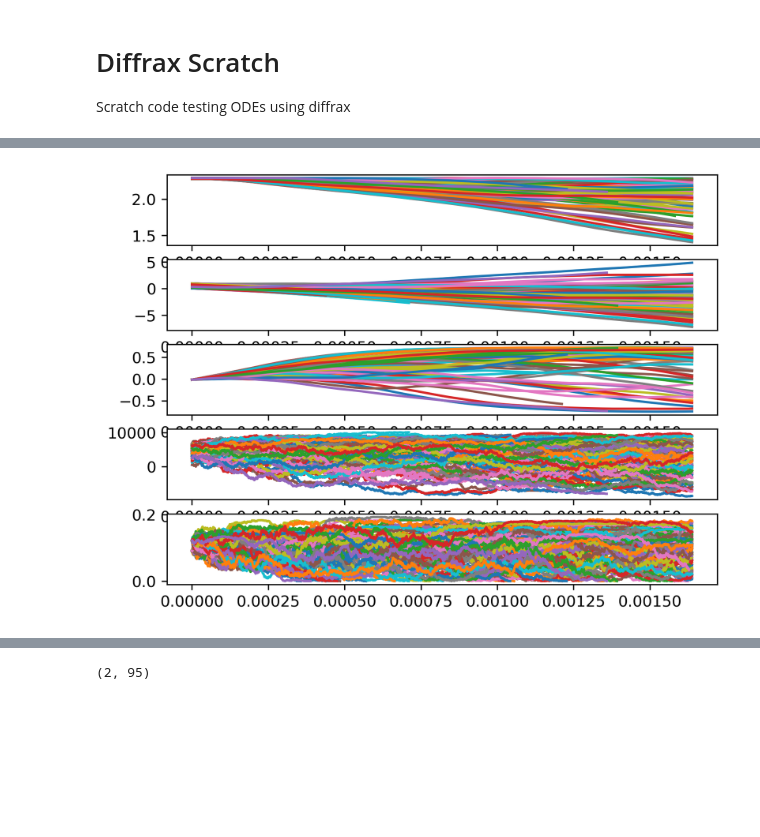
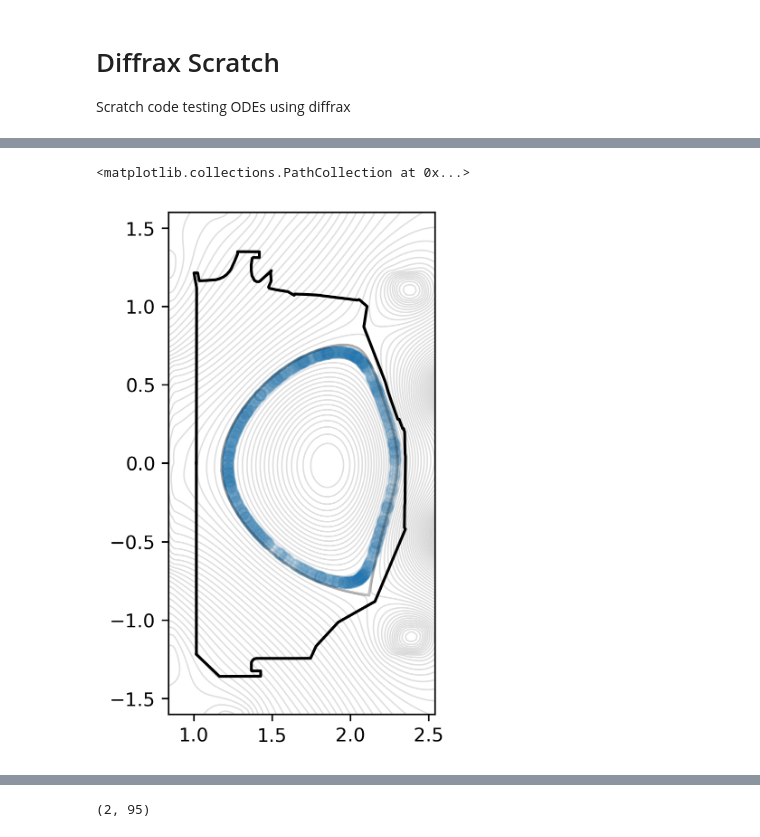
Before and after one commit to Maplenormandy/c1lgkt-jax, a Jupyter notebook: bin/dev/diffrax_dev.ipynb, the cells around one changed output, grey strips where cells are left out. Saved outputs shown, nothing was run; the diff lists cells and outputs as text; code cells hidden in the pictures; blank space fills up the shorter version.

```diff
--- a/bin/dev/diffrax_dev.ipynb
+++ b/bin/dev/diffrax_dev.ipynb
@@ -36,5 +36,5 @@ import c1lgkt.jax.particles.particle_motion as particle_motion
 import c1lgkt.jax.particles.particle_tools as particle_tools
 # %%
 # %% Load YAML config
-args, ic_gen = load_yaml_config('./scratch/data/nt_analysis.yaml')
+args, ic_gen = load_yaml_config('./scratch/data/test_analysis.yaml')
 y0, mask, ic = realize_initial_conditions(ic_gen, args)
@@ -67,21 +44,22 @@ Array([1.55009376e+10, 1.38989054e+10, 1.33426849e+10, 1.66206159e+10,
 # %%
 # %% Test an SDE push
+dt0 = 1e-6
 t0 = 0.0
-t1 = 4e-7 * 4096
+max_steps = 4096
+t1 = dt0 * max_steps
 
-saveat = diffrax.SaveAt(t0=True, t1=True, steps=True)
+saveat = diffrax.SaveAt(t0=True, t1=True)
 stepsize_controller = diffrax.ConstantStepSize()
-bm1 = diffrax.VirtualBrownianTree(t0, t1, tol=2e-7, shape=(2,95), key=jax.random.PRNGKey(0))
-bm2 = diffrax.VirtualBrownianTree(t0, t1, tol=2e-7, shape=(2,95), key=jax.random.PRNGKey(1))
+bm1 = diffrax.VirtualBrownianTree(t0, t1, tol=dt0/2, shape=(2,len(y0.r)), key=jax.random.PRNGKey(0))
+bm2 = diffrax.VirtualBrownianTree(t0, t1, tol=dt0/2, shape=(3,len(y0.r)), key=jax.random.PRNGKey(1))
 term = particle_motion.GyroSDETerm(bm1, bm2)
+#term = diffrax.ODETerm(particle_motion.f_driftkinetic)
 solver = diffrax.Heun()
-
-
 
 sol = diffrax.diffeqsolve(
     term, solver,
-    t0=t0, t1=t1, dt0=4e-7,
+    t0=t0, t1=t1, dt0=dt0,
     y0=y0, args=args,
     saveat=saveat,
     stepsize_controller=stepsize_controller,
-    max_steps=4096)
+    max_steps=max_steps)
@@ -92,20 +66,12 @@ Array([2.28591495,        nan,        nan, ...,        inf,        inf,
-# %%
-%matplotlib inline
-
-k = 0
-plt.figure(dpi=300)
-
-for i, var in enumerate(sol.ys):
-    plt.subplot(5,1,i+1)
-    for k in range(95):
-        plt.plot(sol.ts, var[:,k])
-# %% [output]
-[figure, removed]
 # %%
-%matplotlib qt
+%matplotlib inline
 
-plt.figure()
+ys: particle_motion.PusherState = sol.ys
+
+plt.figure(dpi=300)
 ax = plt.subplot(111)
 eq.plot_magnetic_geometry(ax, alpha=0.25)
-for k in range(95):
-    ax.plot(sol.ys.r[:,k], sol.ys.z[:,k], marker='.', lw=0.6, markersize=1.0)
+ax.scatter(ys.r[-1,:], ys.z[-1,:], alpha=0.05)
+# %% [output]
+<matplotlib.collections.PathCollection at 0x...>
+[figure, added]
```
Also changed, not shown: parts of 7 cells of this notebook, 8 other files.
